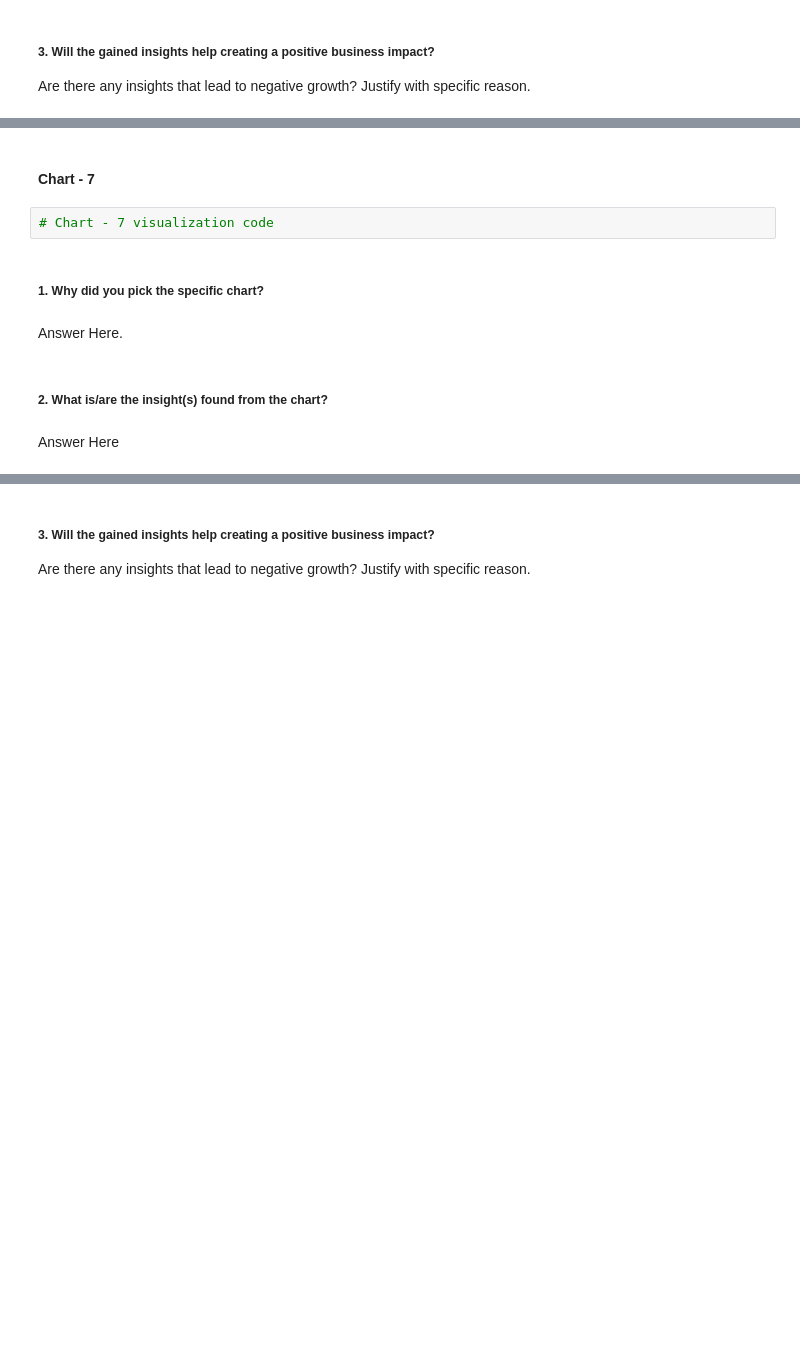
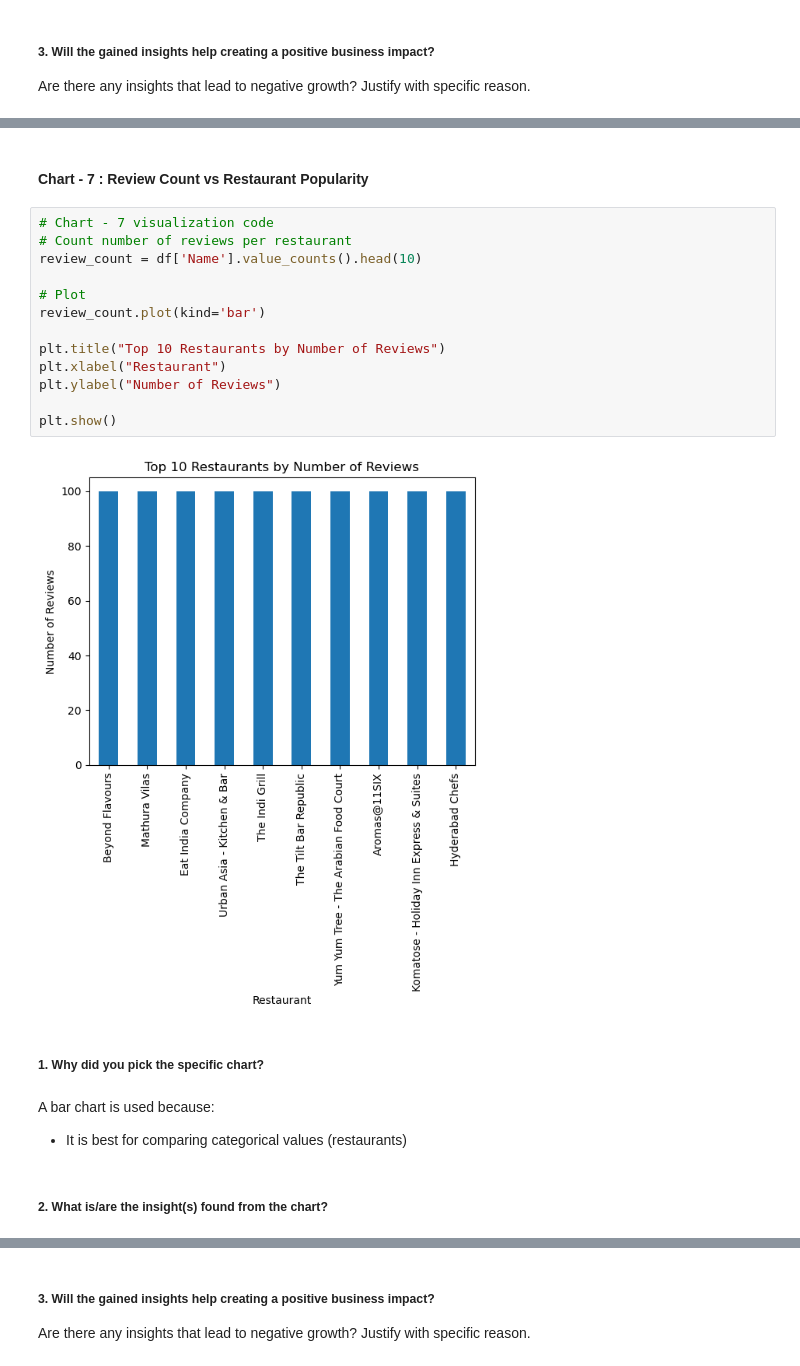
Before and after one commit to updesh1/Zomato_project, a Jupyter notebook: Sample_ML_Submission_Template.ipynb, the cells around one changed output, grey strips where cells are left out. Saved outputs shown, nothing was run; the diff lists cells and outputs as text; blank space fills up the shorter version.

```diff
--- a/Sample_ML_Submission_Template.ipynb
+++ b/Sample_ML_Submission_Template.ipynb
@@ -550,12 +634,25 @@ Answer Here
 # %% [markdown]
-#### Chart - 7
+#### Chart - 7 : Review Count vs Restaurant Popularity
-# %%
-# Chart - 7 visualization code
+# %%
+# Chart - 7 visualization code
+# Count number of reviews per restaurant
+review_count = df['Name'].value_counts().head(10)
+
+# Plot
+review_count.plot(kind='bar')
+
+plt.title("Top 10 Restaurants by Number of Reviews")
+plt.xlabel("Restaurant")
+plt.ylabel("Number of Reviews")
+
+plt.show()
+# %% [output]
+[figure, added]
 # %% [markdown]
 ##### 1. Why did you pick the specific chart?
-# %% [markdown]
-Answer Here.
+# %% [markdown]
+A bar chart is used because:
+
+- It is best for comparing categorical values (restaurants)
 # %% [markdown]
 ##### 2. What is/are the insight(s) found from the chart?
-# %% [markdown]
-Answer Here
```
Also changed, not shown: parts of 260 cells of this notebook.
